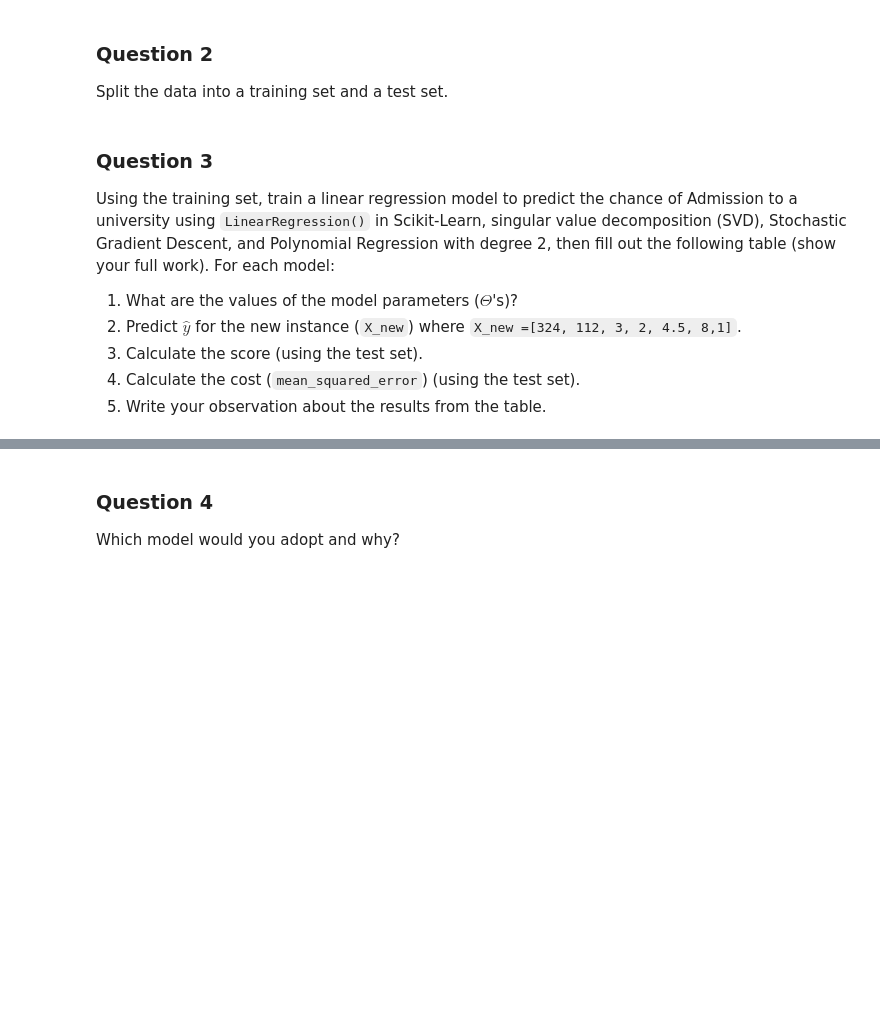
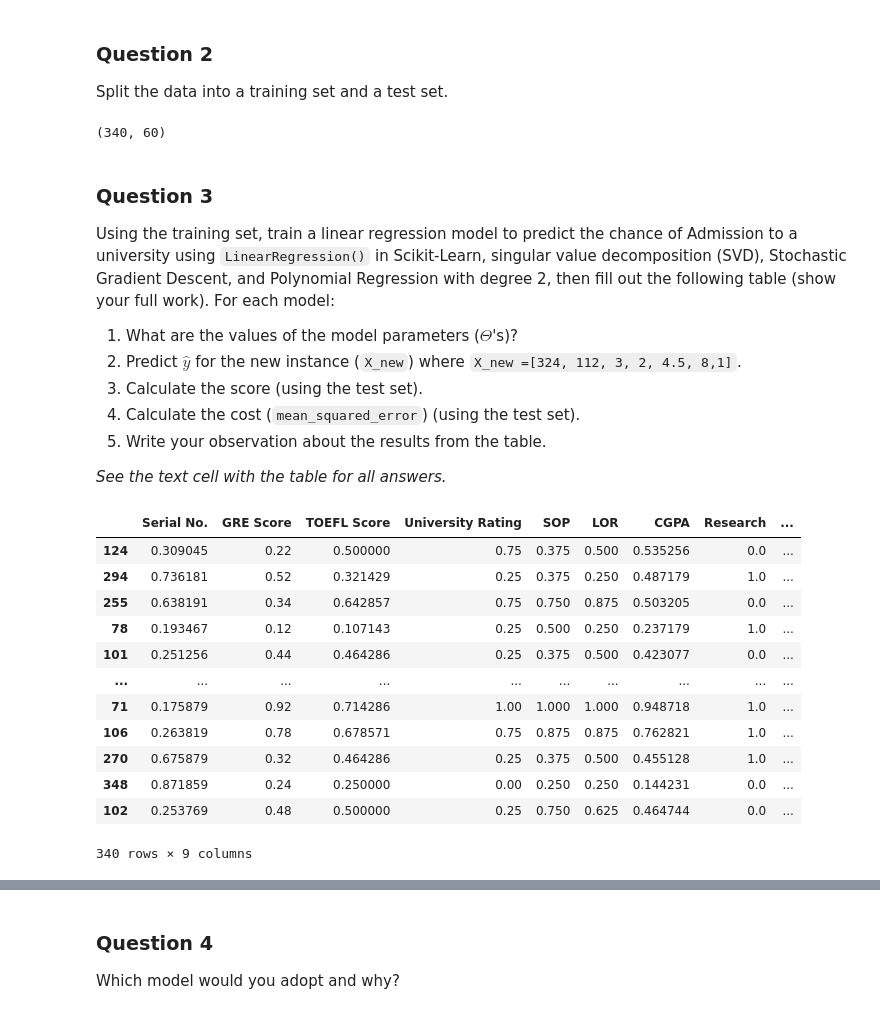
Before and after one commit to RochX/comp486-assignments, a Jupyter notebook: assignment4/assignment4.ipynb, the cells around one changed output, grey strips where cells are left out. Saved outputs shown, nothing was run; the diff lists cells and outputs as text; code cells hidden in the pictures; blank space fills up the shorter version.

```diff
--- a/assignment4/assignment4.ipynb
+++ b/assignment4/assignment4.ipynb
@@ -38,6 +38,23 @@ adm_data
 # %% [markdown]
 ### Question 2
 Split the data into a training set and a test set.
+# %%
+import numpy as np
+
+def shuffle_and_split_data(data, test_ratio):
+    shuffled_indices = np.random.permutation(len(data))
+    test_set_size = int(len(data) * test_ratio)
+    test_indices = shuffled_indices[:test_set_size]
+    train_indices = shuffled_indices[test_set_size:]
+    return data.iloc[train_indices], data.iloc[test_indices]
+# %%
+from sklearn.model_selection import train_test_split
+np.random.seed(42)
+
+adm_training_set, adm_test_set  = shuffle_and_split_data(adm_data, 0.15)
+len(adm_training_set), len(adm_test_set)
+# %% [output]
+(340, 60)
 # %% [markdown]
 ### Question 3
 Using the training set, train a linear regression model to predict the chance of Admission to a university using `LinearRegression()` in Scikit-Learn, singular value
@@ -47,3 +64,5 @@ decomposition (SVD), Stochastic Gradient Descent, and Polynomial Regression with
 3. Calculate the score (using the test set).
 4. Calculate the cost (`mean_squared_error`) (using the test set).
 5. Write your observation about the results from the table.
+
+*See the text cell with the table for all answers.*
@@ -51,0 +69,21 @@ decomposition (SVD), Stochastic Gradient Descent, and Polynomial Regression with
+# %%
+# scale the training data
+from sklearn.preprocessing import MinMaxScaler
+min_max_scaler = MinMaxScaler(feature_range=(0, 1)).set_output(transform="pandas")
+
+adm_training_set_scaled = min_max_scaler.fit_transform(adm_training_set)
+adm_training_set_scaled
+# %% [output]
+|  | Serial No. | GRE Score | TOEFL Score | University Rating | SOP | LOR | CGPA | Research | ... |
+| 124 | 0.309045 | 0.22 | 0.500000 | 0.75 | 0.375 | 0.500 | 0.535256 | 0.0 | ... |
+| 294 | 0.736181 | 0.52 | 0.321429 | 0.25 | 0.375 | 0.250 | 0.487179 | 1.0 | ... |
+| 255 | 0.638191 | 0.34 | 0.642857 | 0.75 | 0.750 | 0.875 | 0.503205 | 0.0 | ... |
+| 78 | 0.193467 | 0.12 | 0.107143 | 0.25 | 0.500 | 0.250 | 0.237179 | 1.0 | ... |
+| 101 | 0.251256 | 0.44 | 0.464286 | 0.25 | 0.375 | 0.500 | 0.423077 | 0.0 | ... |
+| ... | ... | ... | ... | ... | ... | ... | ... | ... | ... |
+| 71 | 0.175879 | 0.92 | 0.714286 | 1.00 | 1.000 | 1.000 | 0.948718 | 1.0 | ... |
+| 106 | 0.263819 | 0.78 | 0.678571 | 0.75 | 0.875 | 0.875 | 0.762821 | 1.0 | ... |
+| 270 | 0.675879 | 0.32 | 0.464286 | 0.25 | 0.375 | 0.500 | 0.455128 | 1.0 | ... |
+| 348 | 0.871859 | 0.24 | 0.250000 | 0.00 | 0.250 | 0.250 | 0.144231 | 0.0 | ... |
+| 102 | 0.253769 | 0.48 | 0.500000 | 0.25 | 0.750 | 0.625 | 0.464744 | 0.0 | ... |
+340 rows × 9 columns
```
Also changed, not shown: parts of 21 cells of this notebook.
